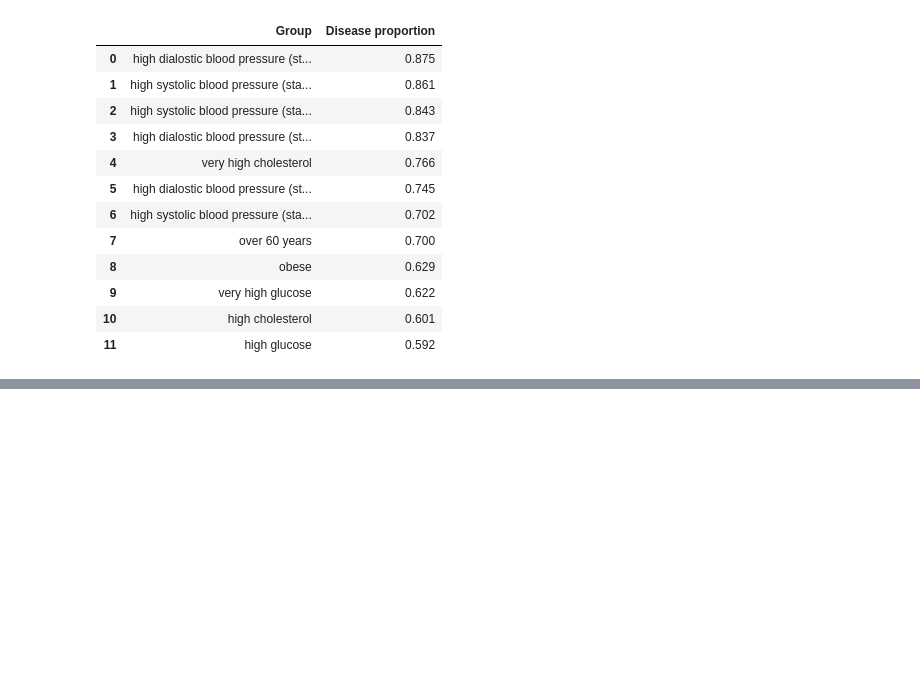
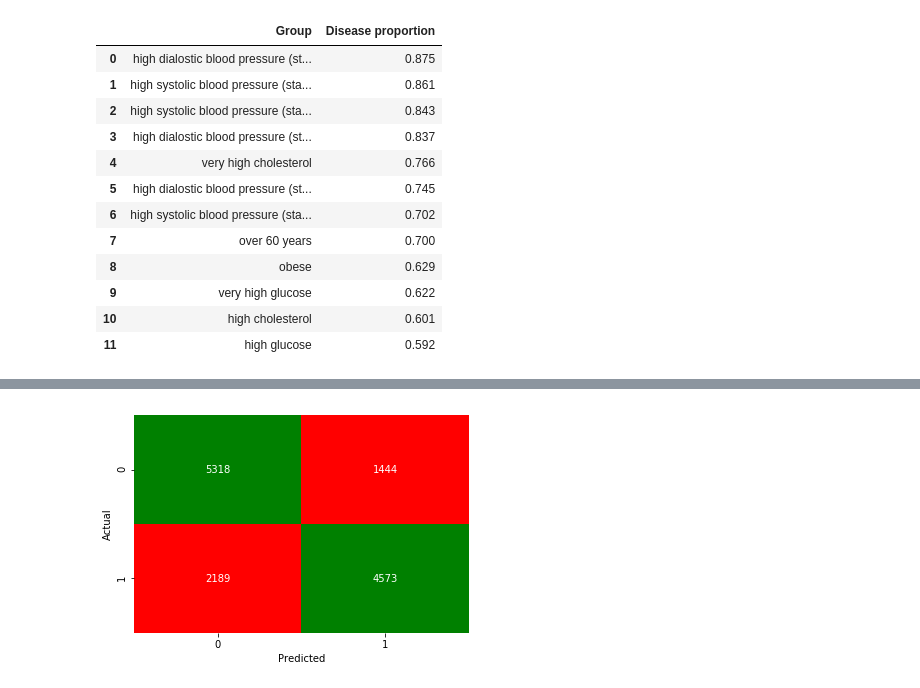
Before and after one commit to jackbustertann/cardiovascular_disease_detection, a Jupyter notebook: index.ipynb, the cells around one changed output, grey strips where cells are left out. Saved outputs shown, nothing was run; the diff lists cells and outputs as text; code cells hidden in the pictures; blank space fills up the shorter version.

```diff
--- a/index.ipynb
+++ b/index.ipynb
@@ -254,0 +305,9 @@ y_test.to_csv('cardio_test_target.csv')
+# %%
+import pandas as pd
+import seaborn as sns
+
+confusion_matrix = pd.crosstab(pd.Series(y_test), pd.Series(y_test_hat), rownames=['Actual'], colnames=['Predicted'])
+
+sns.heatmap(confusion_matrix, annot=True, cmap = ['red', 'green'], cbar = False, fmt = 'g');
+# %% [output]
+[figure, added]
```
Also changed, not shown: parts of 19 cells of this notebook.
